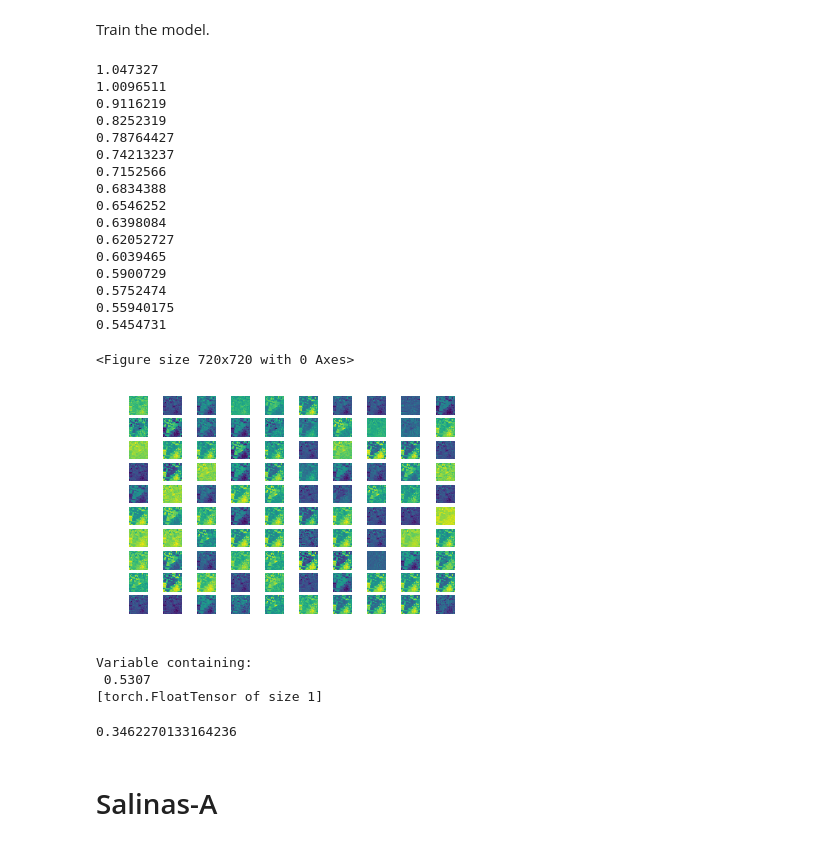
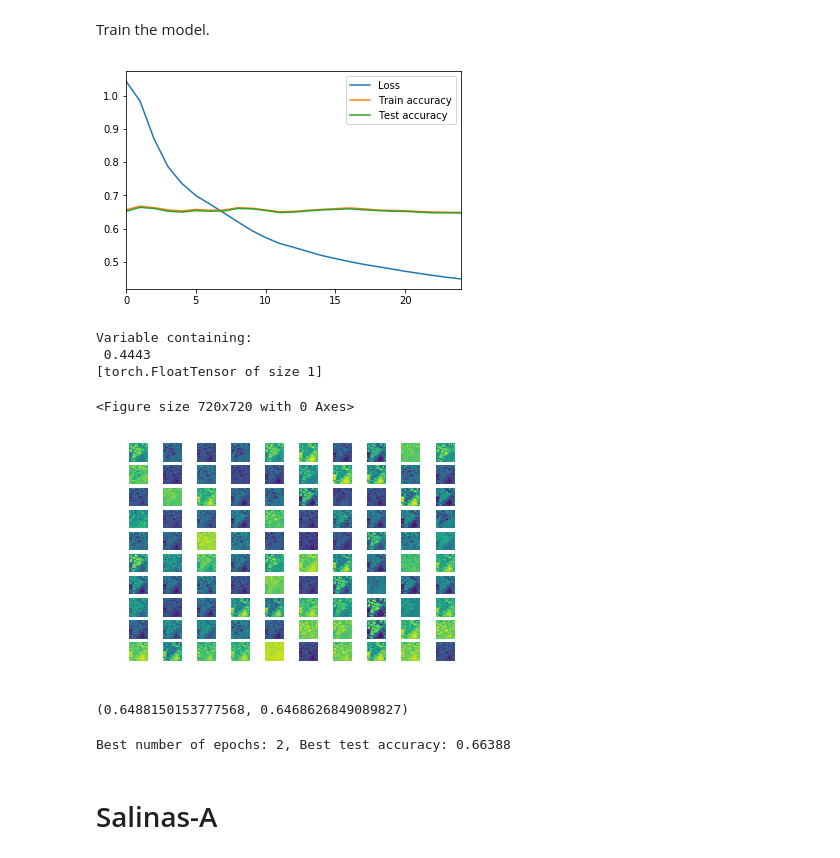
Before and after one commit to adilyas/internship_mllab, a Jupyter notebook: test_proj/autoencoder_to_dim_reduce.ipynb, the cells around one changed output. Saved outputs shown, nothing was run; the diff lists cells and outputs as text; code cells hidden in the pictures.

Commit message:
added cross-val and performance plots

```diff
--- a/test_proj/autoencoder_to_dim_reduce.ipynb
+++ b/test_proj/autoencoder_to_dim_reduce.ipynb
@@ -105,7 +147,7 @@ def init_autoencoder(X, in_channels=200, lr=0.001, reg=0):
     img = Variable(torch.FloatTensor(X.copy()))
     return (encoder, decoder, optimizer, loss_function), img
 # %%
-def train_autoencoder(model, img, epochs=5):
+def train_autoencoder(model, img, y, epochs=5):
     """Trains defined globally called encoder-decoder network.
 
     Parameters
@@ -114,14 +156,20 @@ def train_autoencoder(model, img, epochs=5):
         Dataset to train the net
     epochs: int, default: 5
         Number of passes through the full dataset.
+    y: numpy.ndarray
+        Ground truth labels of the given dataset. Used to check classification performance
 
     Returns
     -------
     loss: float
         Result loss value.
+    losses: list
+        Losses history for each epoch.
     """
     encoder, decoder, optimizer, loss_function = model
 
+    performance_train = []
+    performance_test = []
     losses = []
     for epoch in range(epochs):
         optimizer.zero_grad() # set gradient values to zero. Just PyTorch stuff
@@ -131,12 +179,23 @@ def train_autoencoder(model, img, epochs=5):
         losses.append(loss.data.numpy().copy()[0])
         loss.backward() # and compute gradients
         optimizer.step() # make optimization step
-        print(loss.data.numpy().copy()[0])
+
+        acc_train, acc_test = get_classification_performance(encoder, img, y)
+        performance_train.append(acc_train)
+        performance_test.append(acc_test)
+
+        clear_output()
+        plt.plot(losses, label="Loss")
+        plt.plot(performance_train, label="Train accuracy")
+        plt.plot(performance_test, label="Test accuracy")
+        plt.xlim([0, epochs - 1])
+        plt.legend()
+        plt.show()
 
     encoder_out = encoder(img)
     decoder_out = decoder(encoder_out)
     loss = loss_function(decoder_out, img)
-    return loss
+    return loss, losses, performance_train, performance_test
 
 def plt_map(act_map):
     """Plots given activation map of the convolution layer.
@@ -154,7 +213,7 @@ def plt_map(act_map):
         ax.axis('off')
     for i, filter_ in enumerate(act_map.data.numpy()):
         axes[i // 10, i % 10].imshow(filter_);
-    plt.show();
+#     plt.show();
 
 def get_and_plot_act_map(encoder, img):
     """Extracts layer and it's activation map passed one image.
@@ -177,28 +236,13 @@ def get_and_plot_act_map(encoder, img):
 Train the model.
 # %%
 model, img = init_autoencoder(X)
-reconstruction_error = train_autoencoder(model, img, 16) # save reconstruction error
+reconstruction_error, losses, performance_train, performance_test = train_autoencoder(model, img, y, 25)
 activations = get_and_plot_act_map(model[0], img) # save activations of the first convolutional layer
 print(reconstruction_error)
 # %% [output]
+[figure, new version]
-1.047327
-1.0096511
-0.9116219
-0.8252319
-0.78764427
-0.74213237
-0.7152566
-0.6834388
-0.6546252
-0.6398084
-0.62052727
-0.6039465
-0.5900729
-0.5752474
-0.55940175
-0.5454731
+Variable containing:
+ 0.4443
+[torch.FloatTensor of size 1]
 <Figure size 720x720 with 0 Axes>
-[figure, old version]
-Variable containing:
- 0.5307
-[torch.FloatTensor of size 1]
+[figure, added]
@@ -240,8 +249,13 @@ def get_classification_error(encoder, img, y):
 # %%
-error = get_classification_error(model[0], img, y)
+error = get_classification_performance(model[0], img, y)
 print(error)
 # %% [output]
-0.3462270133164236
+(0.6488150153777568, 0.6468626849089827)
+# %%
+print("Best number of epochs: %d, Best test accuracy: %.5f" % (np.argmax(performance_test) + 1,
+                                                               np.amax(performance_test)))
+# %% [output]
+Best number of epochs: 2, Best test accuracy: 0.66388
 # %% [markdown]
 # Salinas-A
 # %% [markdown]
```
Also changed, not shown: parts of 7 cells of this notebook.
